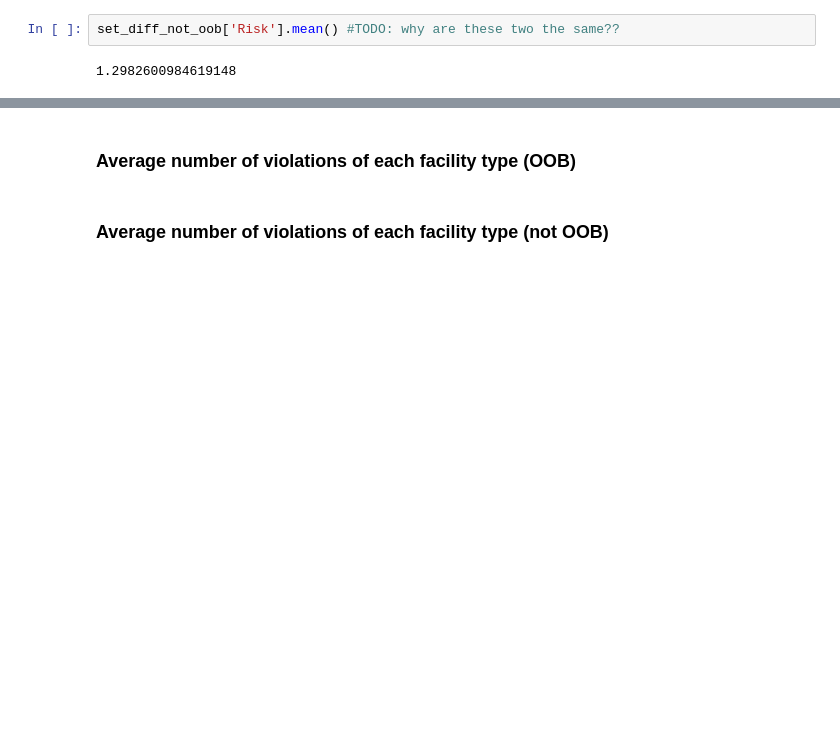
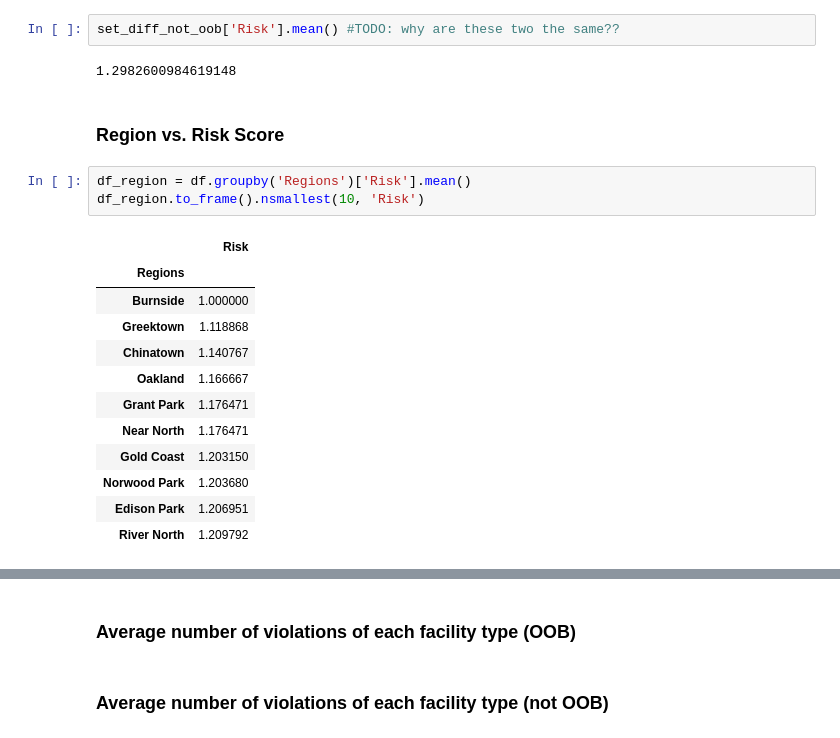
Before and after one commit to RubinDaija/epfl-ada-2019-project, a Jupyter notebook: project_violations_distribution.ipynb, the cells around one changed output, grey strips where cells are left out. Saved outputs shown, nothing was run; the diff lists cells and outputs as text; blank space fills up the shorter version.

```diff
--- a/project_violations_distribution.ipynb
+++ b/project_violations_distribution.ipynb
@@ -684,3 +696,21 @@ set_diff_oob['Risk'].mean()
 set_diff_not_oob['Risk'].mean() #TODO: why are these two the same??
 # %% [output]
 1.2982600984619148
+# %% [markdown]
+### **Region vs. Risk Score**
+# %%
+df_region = df.groupby('Regions')['Risk'].mean()
+df_region.to_frame().nsmallest(10, 'Risk')
+# %% [output]
+|  | Risk |
+| Regions |  |
+| Burnside | 1.000000 |
+| Greektown | 1.118868 |
+| Chinatown | 1.140767 |
+| Oakland | 1.166667 |
+| Grant Park | 1.176471 |
+| Near North | 1.176471 |
+| Gold Coast | 1.203150 |
+| Norwood Park | 1.203680 |
+| Edison Park | 1.206951 |
+| River North | 1.209792 |
```
Also changed, not shown: parts of 9 cells of this notebook.
